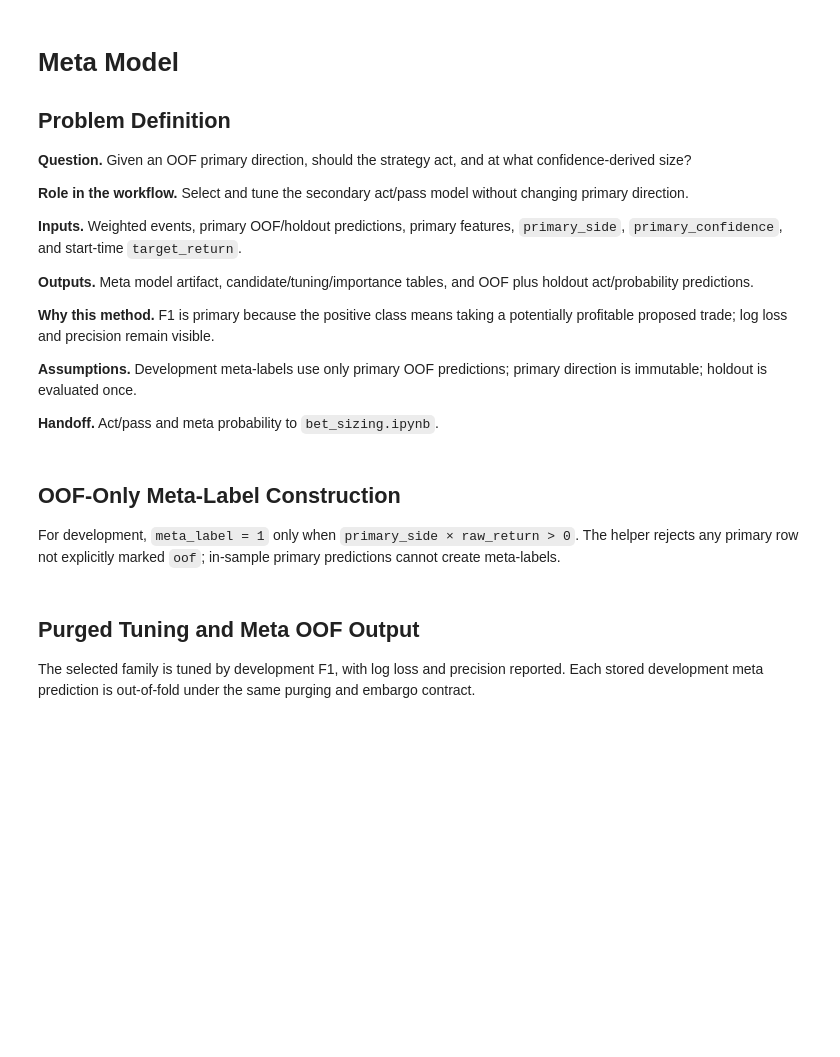
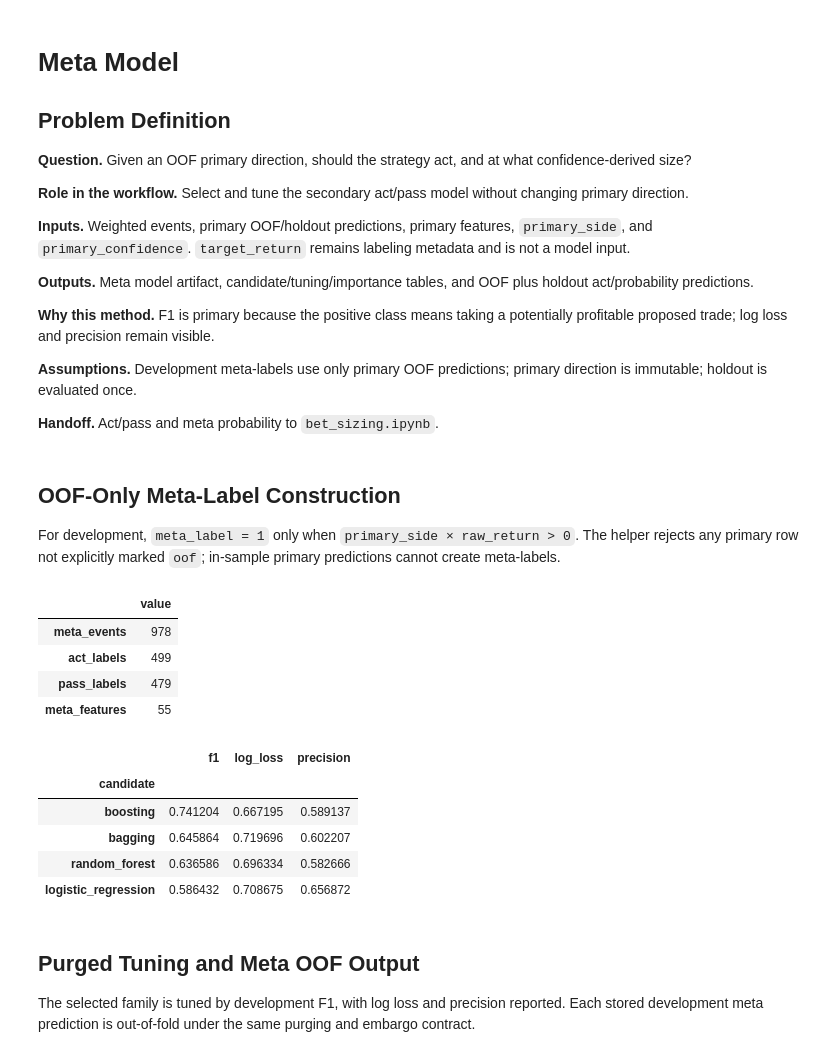
Before and after one commit to kwonjunhyuk9/financial-machine-learning, a Jupyter notebook: notebooks/strategy_modeling/meta_model.ipynb, the cells around one changed output. Drawn from its saved outputs; the diff is of its cells as text; code cells hidden in the pictures; blank space fills up the shorter version.

Commit message:
Refined event labels and model inputs

```diff
--- a/notebooks/strategy_modeling/meta_model.ipynb
+++ b/notebooks/strategy_modeling/meta_model.ipynb
@@ -7,7 +7,7 @@
 
 **Role in the workflow.** Select and tune the secondary act/pass model without changing primary direction.
 
-**Inputs.** Weighted events, primary OOF/holdout predictions, primary features, `primary_side`, `primary_confidence`, and start-time `target_return`.
+**Inputs.** Weighted events, primary OOF/holdout predictions, primary features, `primary_side`, and `primary_confidence`. `target_return` remains labeling metadata and is not a model input.
 
 **Outputs.** Meta model artifact, candidate/tuning/importance tables, and OOF plus holdout act/probability predictions.
 
@@ -64,35 +64,48 @@ meta_development = build_meta_training_frame(
     primary_oof_contract[["prediction", "probability", "prediction_source"]],
 )
 
-meta_features = [*primary_features, "primary_side", "primary_confidence", "target_return"]
+meta_features = [*primary_features, "primary_side", "primary_confidence"]
 X_development = meta_development[meta_features]
 y_development = meta_development["meta_label"].astype("int8")
 w_development = meta_development["sample_weight"].astype(float)
 t1_development = meta_development["event_end"]
 cv = PurgedKFold(n_splits=5, t1=t1_development, pct_embargo=0.01)
 
 assert primary_oof_contract["prediction_source"].eq("oof").all()
-assert "raw_return" not in meta_features and "meta_label" not in meta_features and "event_end" not in meta_features
+assert len(meta_features) == 55
+assert not set(meta_features).intersection({"target_return", "raw_return", "meta_label", "event_end"})
 
 
 def score_meta(predictions):
     return {
         "f1": f1_score(y_development, predictions["prediction"], sample_weight=w_development, zero_division=0),
         "log_loss": log_loss(y_development, np.column_stack([1.0 - predictions["probability"], predictions["probability"]]), labels=[0, 1], sample_weight=w_development),
         "precision": precision_score(y_development, predictions["prediction"], sample_weight=w_development, zero_division=0),
     }
 
 
 candidates = build_candidate_classifiers(random_state=RANDOM_STATE, n_jobs=1)
 comparison_rows = []
 for name, estimator in candidates.items():
     predictions = generate_oof_predictions(estimator, X_development, y_development, w_development, cv, positive_label=1)
     comparison_rows.append({"candidate": name, **score_meta(predictions)})
 
 comparison = pd.DataFrame(comparison_rows).set_index("candidate").sort_values(["f1", "log_loss"], ascending=[False, True])
 selected_name = comparison.index[0]
 display(pd.Series({"meta_events": len(meta_development), "act_labels": int(y_development.sum()), "pass_labels": int((1 - y_development).sum()), "meta_features": len(meta_features)}, name="value").to_frame())
 display(comparison)
+# %% [output]
+|  | value |
+| meta_events | 978 |
+| act_labels | 499 |
+| pass_labels | 479 |
+| meta_features | 55 |
+|  | f1 | log_loss | precision |
+| candidate |  |  |  |
+| boosting | 0.741204 | 0.667195 | 0.589137 |
+| bagging | 0.645864 | 0.719696 | 0.602207 |
+| random_forest | 0.636586 | 0.696334 | 0.582666 |
+| logistic_regression | 0.586432 | 0.708675 | 0.656872 |
 # %% [markdown]
 ## Purged Tuning and Meta OOF Output
 
```
Also changed, not shown: parts of 3 cells of this notebook, 22 other files.
